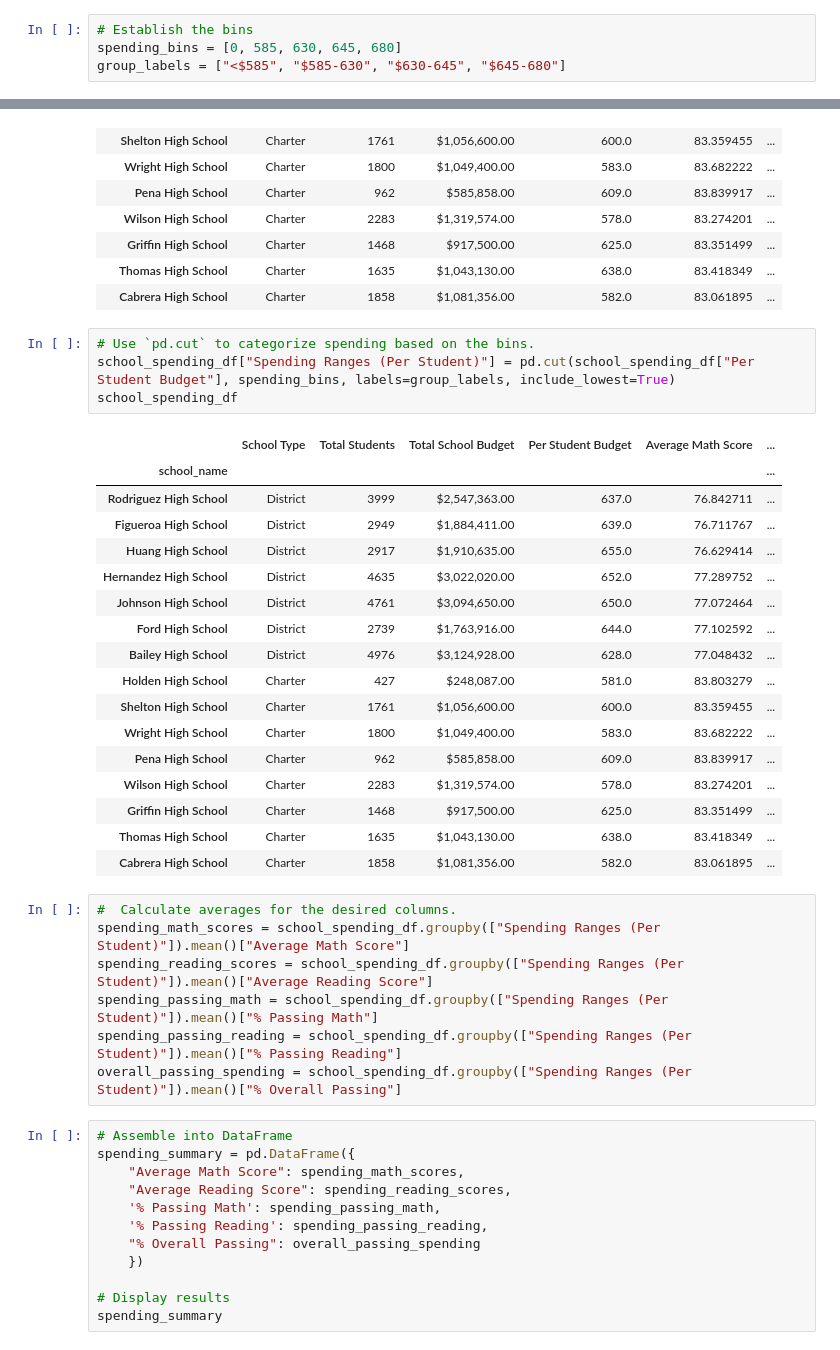
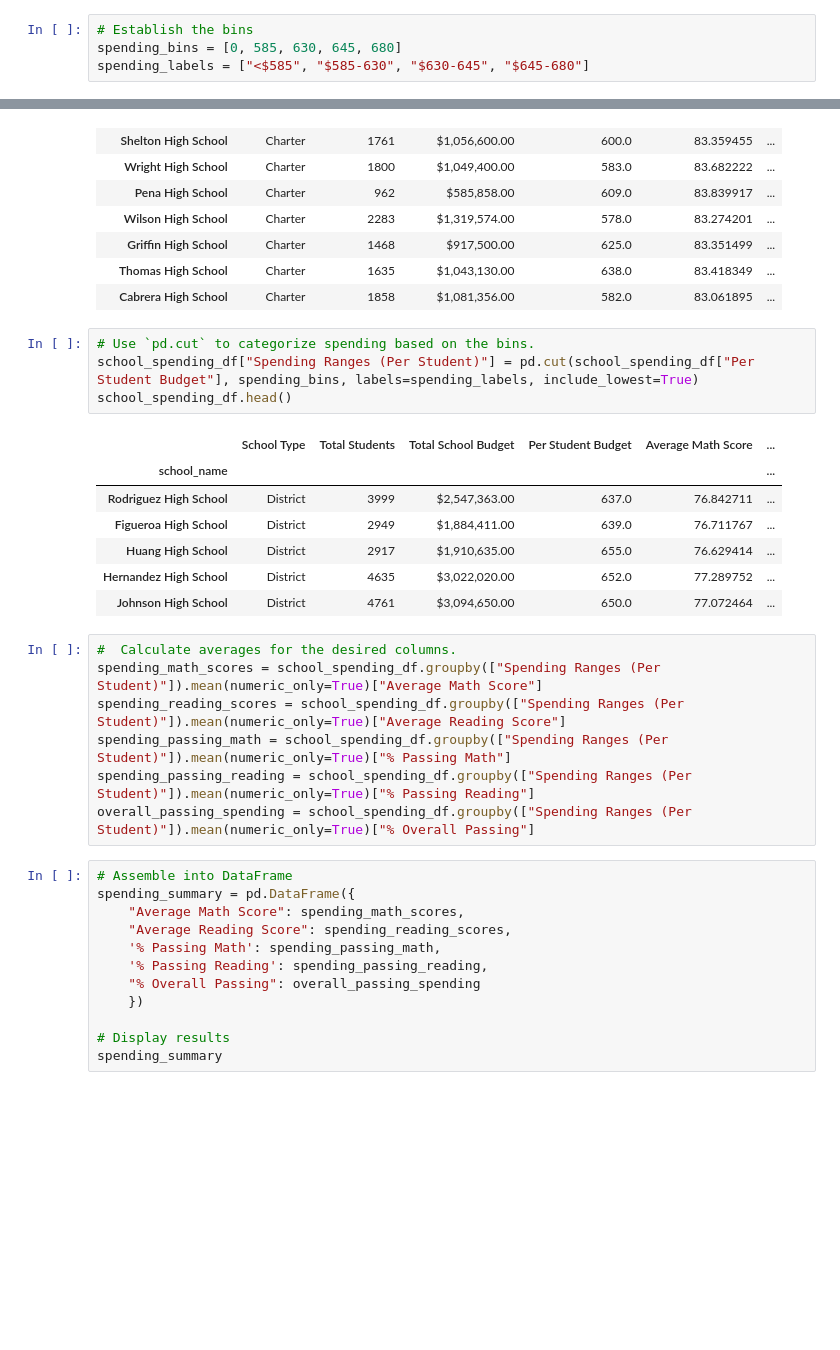
Before and after one commit to tmbiro/pandas_challenge, a Jupyter notebook: PyCitySchools/PyCitySchools.ipynb, the cells around one changed output, grey strips where cells are left out. Cells and saved outputs as stored; diff of their text form; blank space fills up the shorter version.

```diff
--- a/PyCitySchools/PyCitySchools.ipynb
+++ b/PyCitySchools/PyCitySchools.ipynb
@@ -415,7 +415,7 @@ reading_scores_by_grade
 # %%
 # Establish the bins
 spending_bins = [0, 585, 630, 645, 680]
-group_labels = ["<$585", "$585-630", "$630-645", "$645-680"]
+spending_labels = ["<$585", "$585-630", "$630-645", "$645-680"]
 # %%
 # Create a copy of the school summary since it has the "Per Student Budget"
 school_spending_df = per_school_summary.copy()
@@ -441,33 +441,23 @@ school_spending_df
 | Cabrera High School | Charter | 1858 | $1,081,356.00 | 582.0 | 83.061895 | ... |
 # %%
 # Use `pd.cut` to categorize spending based on the bins.
-school_spending_df["Spending Ranges (Per Student)"] = pd.cut(school_spending_df["Per Student Budget"], spending_bins, labels=group_labels, include_lowest=True)
-school_spending_df
+school_spending_df["Spending Ranges (Per Student)"] = pd.cut(school_spending_df["Per Student Budget"], spending_bins, labels=spending_labels, include_lowest=True)
+school_spending_df.head()
 # %% [output]
 |  | School Type | Total Students | Total School Budget | Per Student Budget | Average Math Score | ... |
 | school_name |  |  |  |  |  | ... |
 | Rodriguez High School | District | 3999 | $2,547,363.00 | 637.0 | 76.842711 | ... |
 | Figueroa High School | District | 2949 | $1,884,411.00 | 639.0 | 76.711767 | ... |
 | Huang High School | District | 2917 | $1,910,635.00 | 655.0 | 76.629414 | ... |
 | Hernandez High School | District | 4635 | $3,022,020.00 | 652.0 | 77.289752 | ... |
 | Johnson High School | District | 4761 | $3,094,650.00 | 650.0 | 77.072464 | ... |
-| Ford High School | District | 2739 | $1,763,916.00 | 644.0 | 77.102592 | ... |
-| Bailey High School | District | 4976 | $3,124,928.00 | 628.0 | 77.048432 | ... |
-| Holden High School | Charter | 427 | $248,087.00 | 581.0 | 83.803279 | ... |
-| Shelton High School | Charter | 1761 | $1,056,600.00 | 600.0 | 83.359455 | ... |
-| Wright High School | Charter | 1800 | $1,049,400.00 | 583.0 | 83.682222 | ... |
-| Pena High School | Charter | 962 | $585,858.00 | 609.0 | 83.839917 | ... |
-| Wilson High School | Charter | 2283 | $1,319,574.00 | 578.0 | 83.274201 | ... |
-| Griffin High School | Charter | 1468 | $917,500.00 | 625.0 | 83.351499 | ... |
-| Thomas High School | Charter | 1635 | $1,043,130.00 | 638.0 | 83.418349 | ... |
-| Cabrera High School | Charter | 1858 | $1,081,356.00 | 582.0 | 83.061895 | ... |
 # %%
 #  Calculate averages for the desired columns.
-spending_math_scores = school_spending_df.groupby(["Spending Ranges (Per Student)"]).mean()["Average Math Score"]
-spending_reading_scores = school_spending_df.groupby(["Spending Ranges (Per Student)"]).mean()["Average Reading Score"]
-spending_passing_math = school_spending_df.groupby(["Spending Ranges (Per Student)"]).mean()["% Passing Math"]
-spending_passing_reading = school_spending_df.groupby(["Spending Ranges (Per Student)"]).mean()["% Passing Reading"]
-overall_passing_spending = school_spending_df.groupby(["Spending Ranges (Per Student)"]).mean()["% Overall Passing"]
+spending_math_scores = school_spending_df.groupby(["Spending Ranges (Per Student)"]).mean(numeric_only=True)["Average Math Score"]
+spending_reading_scores = school_spending_df.groupby(["Spending Ranges (Per Student)"]).mean(numeric_only=True)["Average Reading Score"]
+spending_passing_math = school_spending_df.groupby(["Spending Ranges (Per Student)"]).mean(numeric_only=True)["% Passing Math"]
+spending_passing_reading = school_spending_df.groupby(["Spending Ranges (Per Student)"]).mean(numeric_only=True)["% Passing Reading"]
+overall_passing_spending = school_spending_df.groupby(["Spending Ranges (Per Student)"]).mean(numeric_only=True)["% Overall Passing"]
 # %%
 # Assemble into DataFrame
 spending_summary = pd.DataFrame({
```
Also changed, not shown: parts of 6 cells of this notebook.
